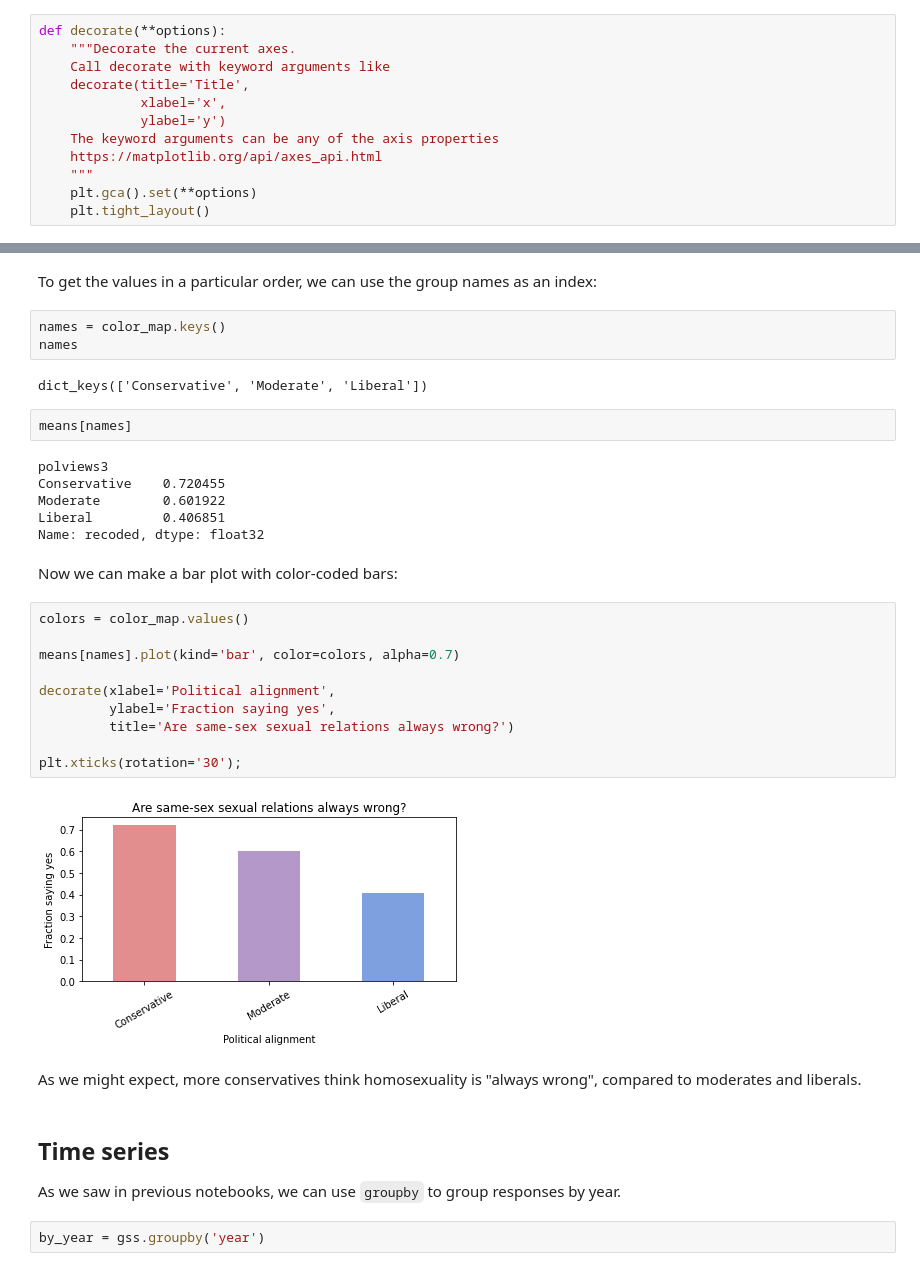
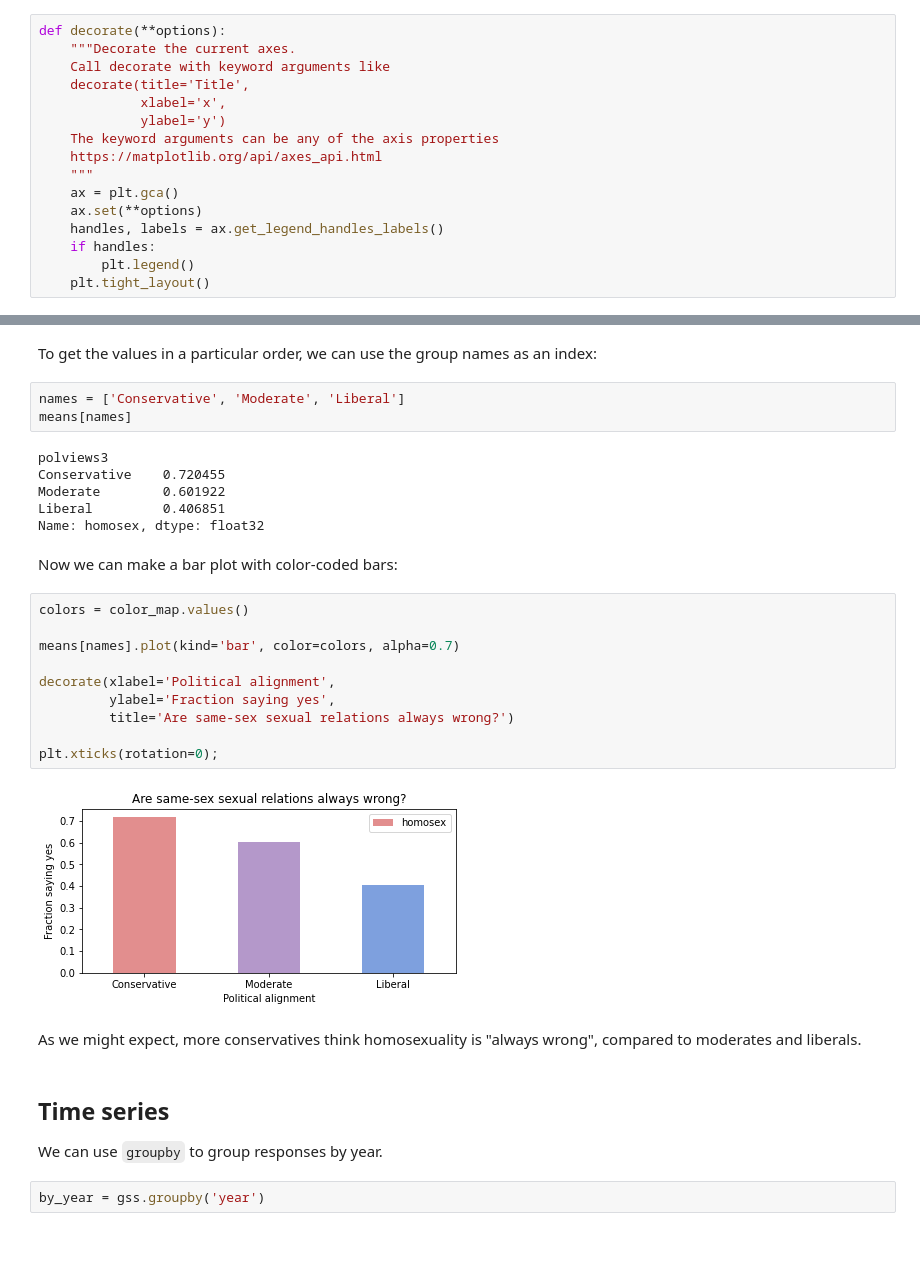
Before and after one commit to AllenDowney/PoliticalAlignmentCaseStudy, a Jupyter notebook: 04_worldview.ipynb, the cells around one changed output, grey strips where cells are left out. Cells and saved outputs as stored; diff of their text form; blank space fills up the shorter version.

```diff
--- a/04_worldview.ipynb
+++ b/04_worldview.ipynb
@@ -68,7 +53,11 @@ def decorate(**options):
     The keyword arguments can be any of the axis properties
     https://matplotlib.org/api/axes_api.html
     """
-    plt.gca().set(**options)
+    ax = plt.gca()
+    ax.set(**options)
+    handles, labels = ax.get_legend_handles_labels()
+    if handles:
+        plt.legend()
     plt.tight_layout()
 # %%
 from statsmodels.nonparametric.smoothers_lowess import lowess
@@ -373,38 +401,34 @@ Name: recoded, dtype: float32
 # %% [markdown]
 To get the values in a particular order, we can use the group names as an index:
-# %%
-names = color_map.keys()
-names
-# %% [output]
-dict_keys(['Conservative', 'Moderate', 'Liberal'])
-# %%
-means[names]
-# %% [output]
-polviews3
-Conservative    0.720455
-Moderate        0.601922
-Liberal         0.406851
-Name: recoded, dtype: float32
+# %%
+names = ['Conservative', 'Moderate', 'Liberal']
+means[names]
+# %% [output]
+polviews3
+Conservative    0.720455
+Moderate        0.601922
+Liberal         0.406851
+Name: homosex, dtype: float32
 # %% [markdown]
 Now we can make a bar plot with color-coded bars:
 # %%
 colors = color_map.values()
 
 means[names].plot(kind='bar', color=colors, alpha=0.7)
 
 decorate(xlabel='Political alignment',
          ylabel='Fraction saying yes',
          title='Are same-sex sexual relations always wrong?')
 
-plt.xticks(rotation='30');
+plt.xticks(rotation=0);
 # %% [output]
-[figure, old version]
+[figure, new version]
 # %% [markdown]
 As we might expect, more conservatives think homosexuality is "always wrong", compared to moderates and liberals.
 # %% [markdown]
 ## Time series
 
-As we saw in previous notebooks, we can use `groupby` to group responses by year.
+We can use `groupby` to group responses by year.
 # %%
 by_year = gss.groupby('year')
 # %% [markdown]
```
Also changed, not shown: parts of 46 cells of this notebook, 1 other file.
